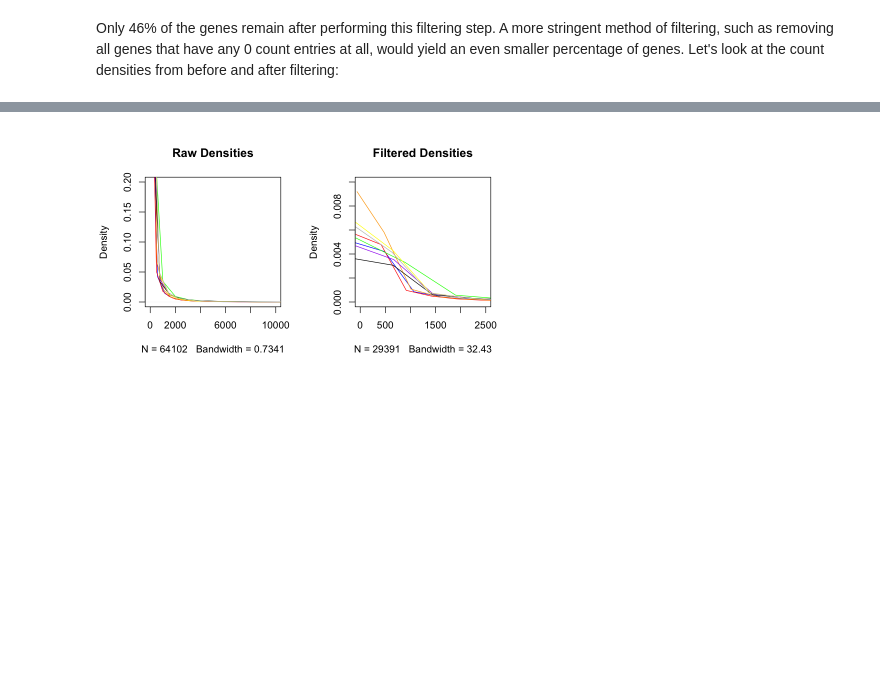
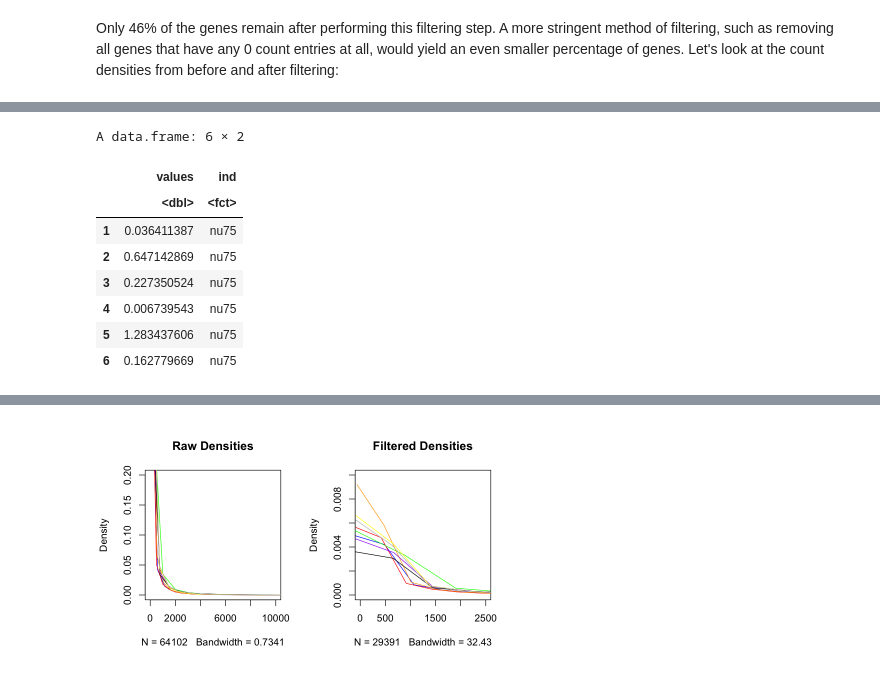
Before and after one commit to compbiocore/rnaseq_workshop_2021, a Jupyter notebook: deseq_1.ipynb, the cells around one changed output, grey strips where cells are left out. Drawn from its saved outputs; the diff is of its cells as text; code cells hidden in the pictures; blank space fills up the shorter version.

```diff
--- a/deseq_1.ipynb
+++ b/deseq_1.ipynb
@@ -255,0 +305,12 @@ Only 46% of the genes remain after performing this filtering step. A more string
+# %%
+head(dfGamma)
+# %% [output]
+A data.frame: 6 × 2
+|  | values | ind |
+|  | <dbl> | <fct> |
+| 1 | 0.036411387 | nu75 |
+| 2 | 0.647142869 | nu75 |
+| 3 | 0.227350524 | nu75 |
+| 4 | 0.006739543 | nu75 |
+| 5 | 1.283437606 | nu75 |
+| 6 | 0.162779669 | nu75 |
```
Also changed, not shown: parts of 100 cells of this notebook.
